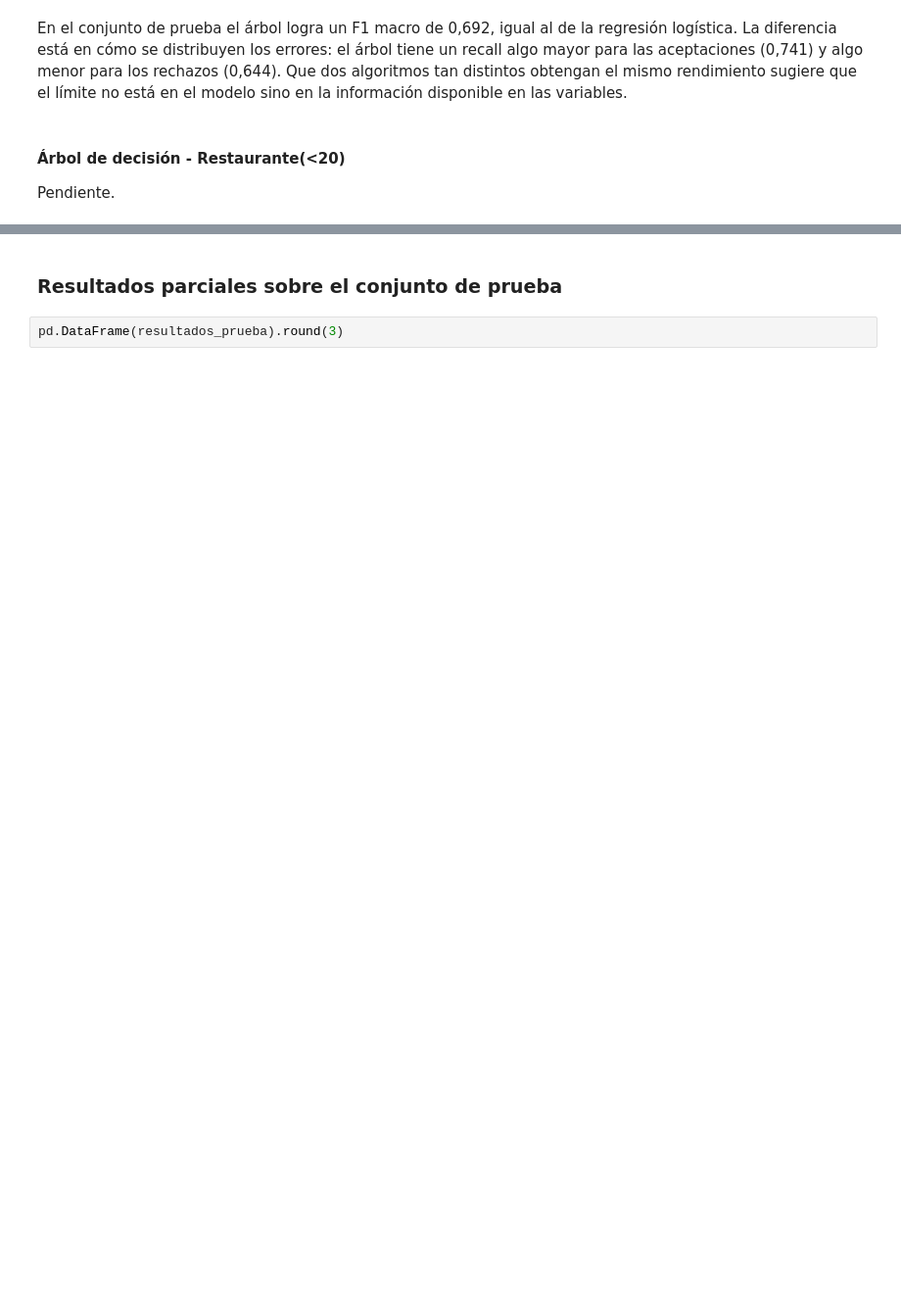
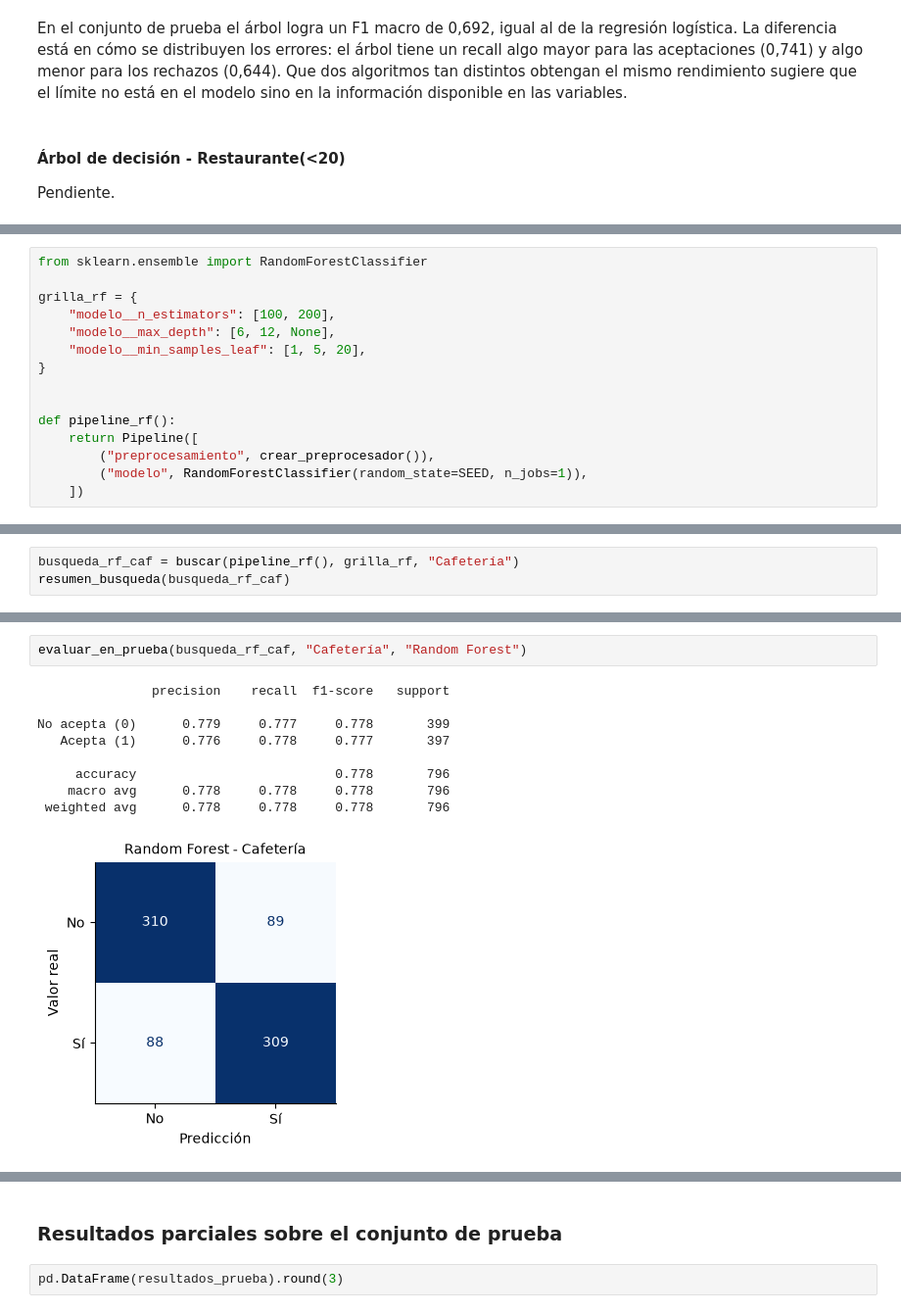
Before and after one commit to DanielGT27-Q/Laboratorio_3_MC, a Jupyter notebook: Laboratorio_3.ipynb, the cells around one changed output, grey strips where cells are left out. Shown at 98% size. Saved outputs shown, nothing was run; the diff lists cells and outputs as text; blank space fills up the shorter version.

Commit message:
modelos

```diff
--- a/Laboratorio_3.ipynb
+++ b/Laboratorio_3.ipynb
@@ -715,0 +726,15 @@ Pendiente.
+# %%
+from sklearn.ensemble import RandomForestClassifier
+
+grilla_rf = {
+    "modelo__n_estimators": [100, 200],
+    "modelo__max_depth": [6, 12, None],
+    "modelo__min_samples_leaf": [1, 5, 20],
+}
+
+
+def pipeline_rf():
+    return Pipeline([
+        ("preprocesamiento", crear_preprocesador()),
+        ("modelo", RandomForestClassifier(random_state=SEED, n_jobs=1)),
+    ])
@@ -715,0 +746,3 @@ Pendiente.
+# %%
+busqueda_rf_caf = buscar(pipeline_rf(), grilla_rf, "Cafetería")
+resumen_busqueda(busqueda_rf_caf)
@@ -715,0 +761,12 @@ Pendiente.
+# %%
+evaluar_en_prueba(busqueda_rf_caf, "Cafetería", "Random Forest")
+# %% [output]
+               precision    recall  f1-score   support
+
+No acepta (0)      0.779     0.777     0.778       399
+   Acepta (1)      0.776     0.778     0.777       397
+
+     accuracy                          0.778       796
+    macro avg      0.778     0.778     0.778       796
+ weighted avg      0.778     0.778     0.778       796
+[figure, added]
```
Also changed, not shown: parts of 17 cells of this notebook.
